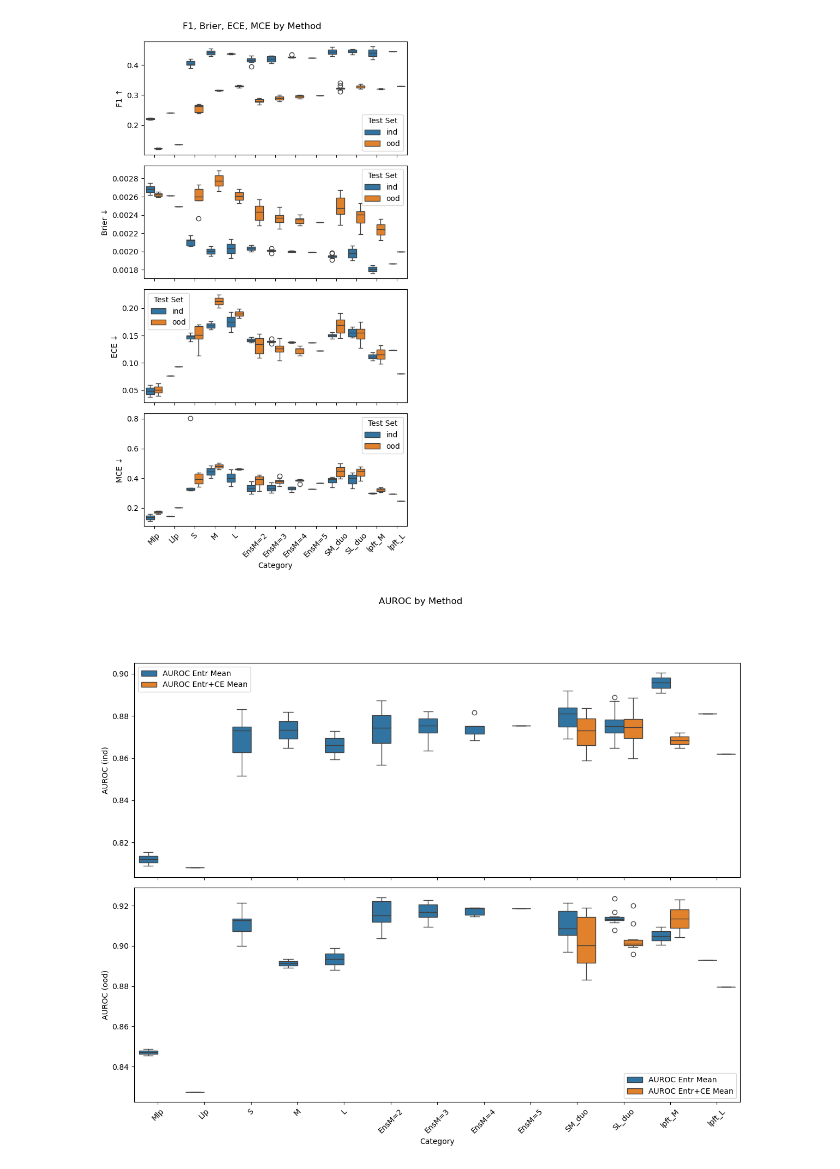
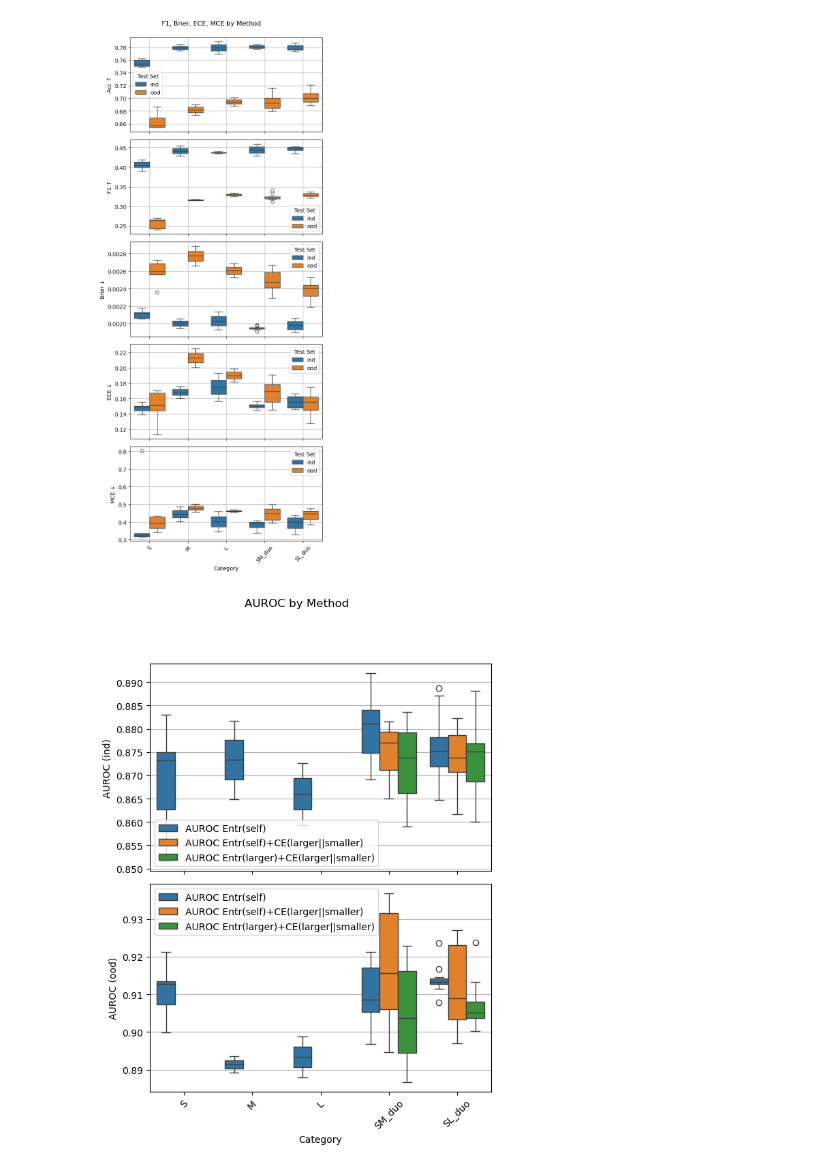
Before and after one commit to TimothyZG/wliura2024, a Jupyter notebook: Analysis/plots.ipynb, the cells around one changed output. Saved outputs shown, nothing was run; the diff lists cells and outputs as text; code cells hidden in the pictures.

```diff
--- a/Analysis/plots.ipynb
+++ b/Analysis/plots.ipynb
@@ -13,43 +13,44 @@ pred_out_prefix = "ss/pred_"
 with open(f"{pred_out_prefix}categories.json", "r") as file:
     categories = json.load(file)
 max_ens_size = len(categories["S"])+1
+
+category_order = ["S", "M", "L"] + ["SM_duo", "SL_duo"]
 # %%
 # Plot the metrics
 metrics_df = pd.read_csv(f"{pred_out_prefix}metrics.csv")
-category_order = ["Mlp", "Llp", "S", "M", "L"] + [f"EnsM={m}" for m in range(2, max_ens_size)] + ["SM_duo", "SL_duo", "lpft_M", "lpft_L"]
 
-plt.figure(figsize=(6, 10))
-metrics = ['F1', 'Brier', 'ECE', 'MCE']
-arrows = ["↑","↓","↓","↓"]
+plt.figure(figsize=(6, 14))
+metrics = ['Acc','F1', 'Brier', 'ECE', 'MCE']
+arrows = ["↑","↑","↓","↓","↓"]
 for i, metric in enumerate(metrics):
-    plt.subplot(4, 1, i + 1)
-    sns.boxplot(data=metrics_df, x='Category', y=metric, hue='Test Set', order=category_order)
+    plt.subplot(5, 1, i + 1)
+    sns.boxplot(data=metrics_df, x='Category', y=metric, hue='Test Set', order=category_order,)
     plt.ylabel(metric + " " + arrows[i])
+    plt.grid(True)
     if i < len(metrics) - 1:
         plt.xlabel('')  # Remove x-label for all plots except the last one
         plt.tick_params(labelbottom=False)  # Hide x-ticks and x-tick labels
     else:
         plt.xlabel('Category')  # Set x-label for the last plot
     plt.xticks(rotation=45)
 plt.tight_layout()
 plt.suptitle("F1, Brier, ECE, MCE by Method",y=1.02)
 plt.show()
 # %% [output]
-[figure, old version]
+[figure, new version]
 # %%
 # Load the AUROC results dataframe
 auroc_df = pd.read_csv(f"{unc_out_prefix}auroc_results.csv")
 
-# Define the order of categories for the x-axis
-category_order = ["Mlp", "Llp", "S", "M", "L"] + [f"EnsM={m}" for m in range(2, max_ens_size)] + ["SM_duo", "SL_duo", "lpft_M", "lpft_L"]
-
 # Melt the dataframe to have a single column for AUROC values and another for the metric type
 auroc_melted_df = auroc_df.melt(id_vars=['Category', 'Model', 'Test Set'],
-                                value_vars=['AUROC Entr Mean', 'AUROC Entr+CE Mean'],
+                                value_vars=["AUROC Entr(self)",
+                                            "AUROC Entr(self)+CE(larger||smaller)",
+                                            "AUROC Entr(larger)+CE(larger||smaller)"],
                                 var_name='Metric', value_name='AUROC Value')
 
 # Set up the plot
-plt.figure(figsize=(12, 10))
+plt.figure(figsize=(6, 8))
 
 # Filter data for ind and ood
 auroc_df_ind = auroc_melted_df[auroc_melted_df['Test Set'] == 'ind']
@@ -61,6 +62,7 @@ plt.suptitle("AUROC by Method", y=1.02)
 # Create subplots for ind and ood
 for i, (data, title) in enumerate(zip([auroc_df_ind, auroc_df_ood], ['ind', 'ood'])):
     plt.subplot(2, 1, i + 1)
+    plt.grid(True)
     sns.boxplot(data=data, x='Category', y='AUROC Value', hue='Metric', order=category_order)
     plt.ylabel(f'AUROC ({title})')
     if i < 1:
@@ -76,5 +78,5 @@ plt.tight_layout()
 plt.subplots_adjust(top=0.9)  # Adjust the top to fit the suptitle
 plt.show()
 # %% [output]
-[figure, old version]
+[figure, new version]
 # %%
```
Also changed, not shown: parts of 2 cells of this notebook, 2 other files.
